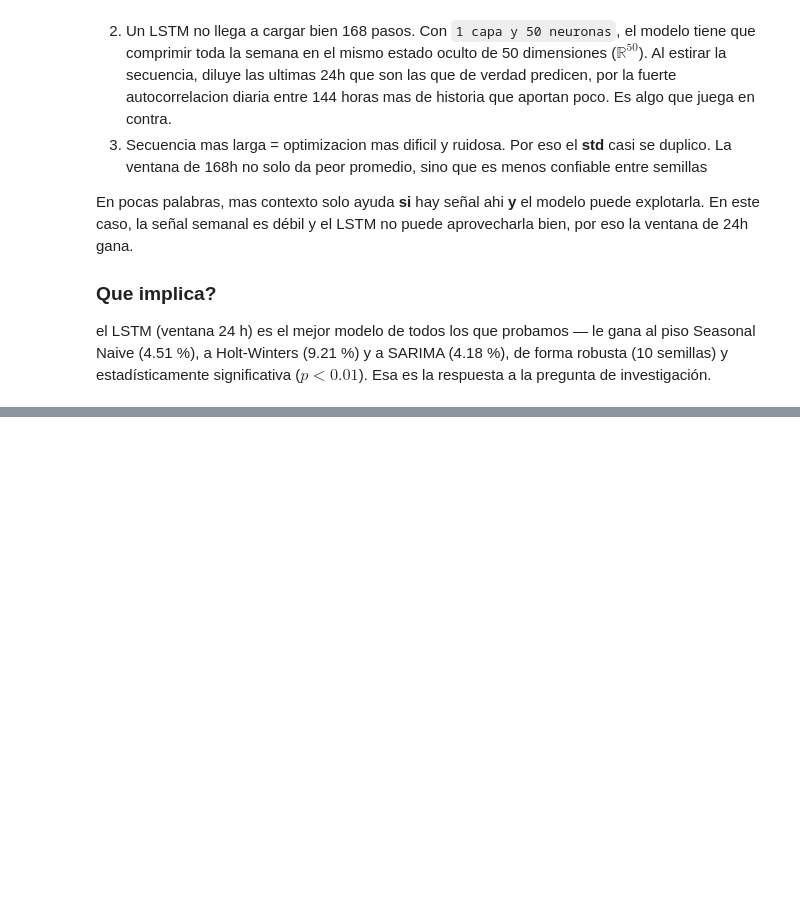
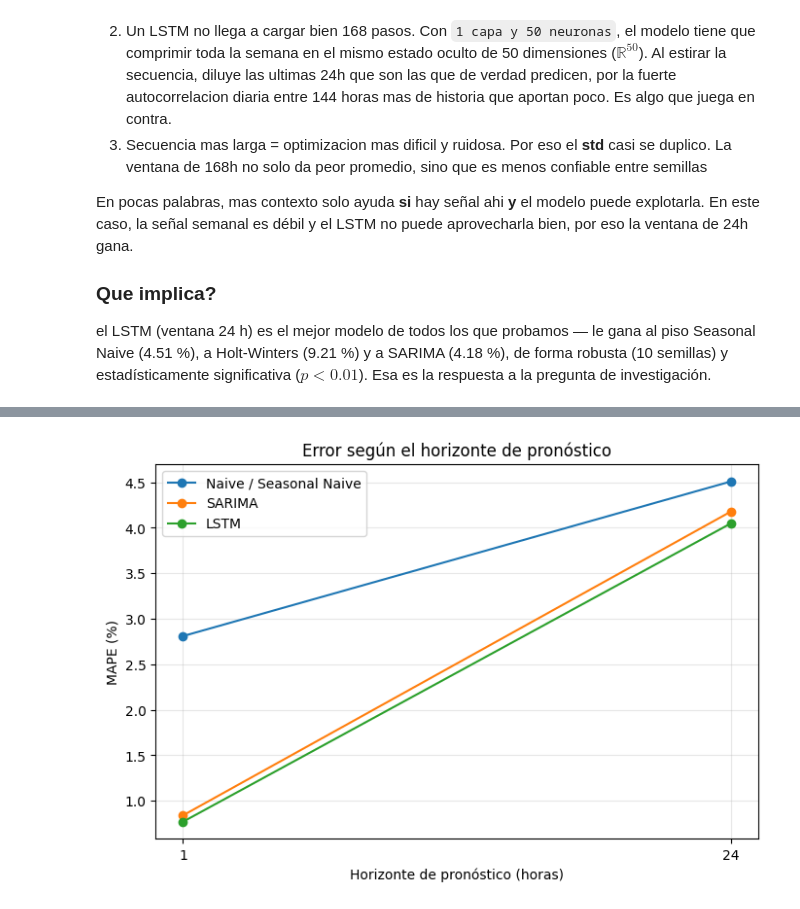
Before and after one commit to Arvo27/Electricity-Demand-Forecasting-Numerical-Methods-vs-Neural-Networks, a Jupyter notebook: Electricity_Demand.ipynb, the cells around one changed output, grey strips where cells are left out. Drawn from its saved outputs; the diff is of its cells as text; code cells hidden in the pictures; blank space fills up the shorter version.

```diff
--- a/Electricity_Demand.ipynb
+++ b/Electricity_Demand.ipynb
@@ -1206,0 +1245,24 @@ el LSTM (ventana 24 h) es el mejor modelo de todos los que probamos — le gana
+# %%
+import matplotlib.pyplot as plt
+
+horizontes = [1, 24]   # eje X
+
+# MAPE de cada modelo en cada horizonte (de tu tabla)
+naive   = [2.81, 4.51]   # naive 1h / seasonal naive 24h
+sarima  = [0.84, 4.18]
+lstm    = [0.77, 4.05]
+
+plt.figure(figsize=(8,5))
+plt.plot(horizontes, naive,  marker='o', label='Naive / Seasonal Naive')
+plt.plot(horizontes, sarima, marker='o', label='SARIMA')
+plt.plot(horizontes, lstm,   marker='o', label='LSTM')
+
+plt.xlabel('Horizonte de pronóstico (horas)')
+plt.ylabel('MAPE (%)')
+plt.title('Error según el horizonte de pronóstico')
+plt.xticks(horizontes)   # que solo marque 1 y 24
+plt.legend()
+plt.grid(alpha=0.3)
+plt.show()
+# %% [output]
+[figure, added]
```
Also changed, not shown: parts of 12 cells of this notebook, 1 other file.
